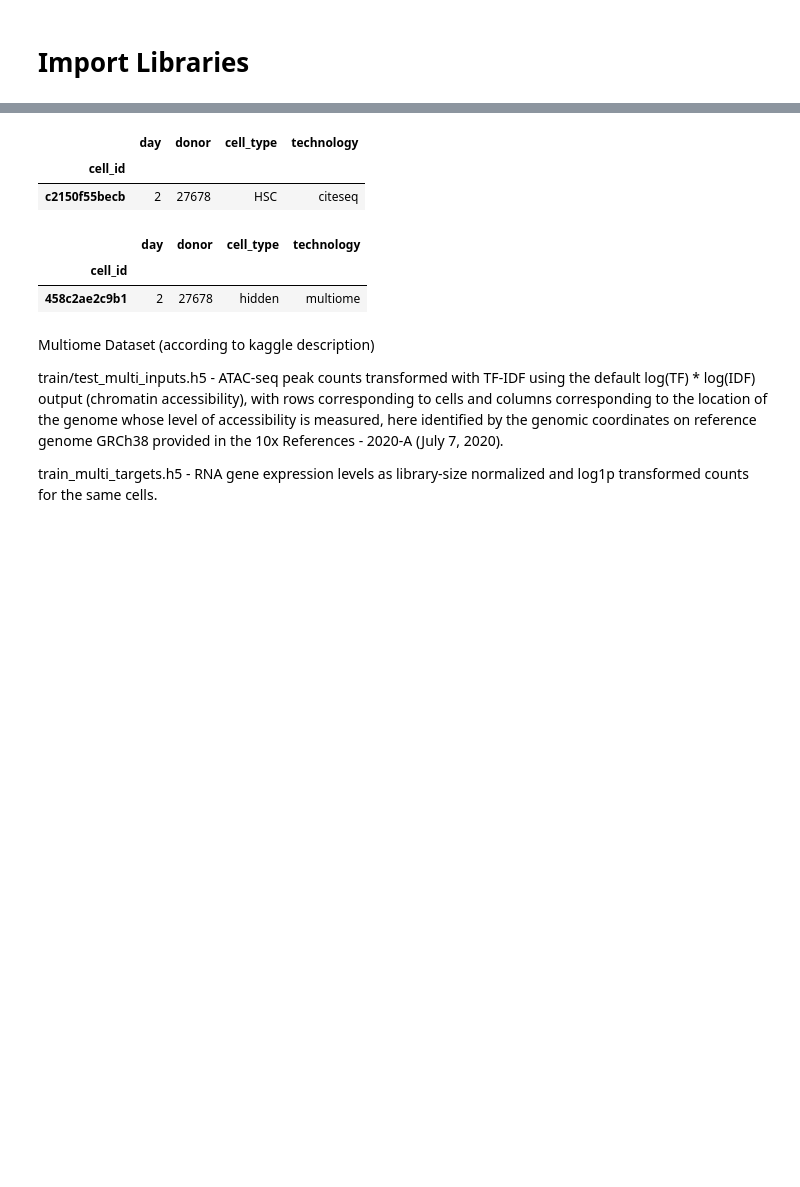
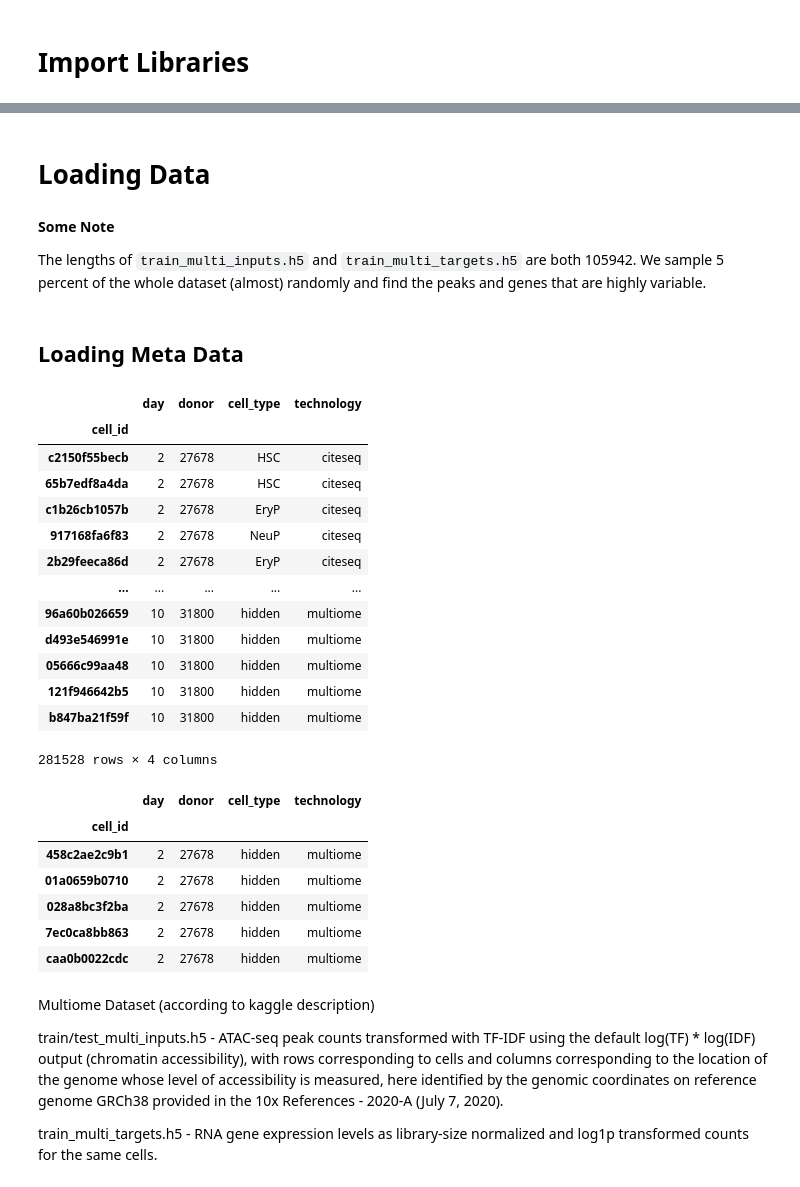
Before and after one commit to amiralism7/peak-accessibility-and-gene-expression-prediction, a Jupyter notebook: Enformer.ipynb, the cells around one changed output, grey strips where cells are left out. Cells and saved outputs as stored; diff of their text form; code cells hidden in the pictures; blank space fills up the shorter version.

```diff
--- a/Enformer.ipynb
+++ b/Enformer.ipynb
@@ -79,0 +117,9 @@ import muon
+# %% [markdown]
+# Loading Data
+# %%
+data_dir = "./data_kaggle"
+# %% [markdown]
+**Some Note**
+
+The lengths of `train_multi_inputs.h5` and `train_multi_targets.h5` are both 105942.
+We sample 5 percent of the whole dataset (almost) randomly and find the peaks and genes that are highly variable.
@@ -80,20 +128,37 @@ import muon
+# %% [markdown]
+## Loading Meta Data
 # %%
 # loading the meta-data for the whole dataset, including CITE-seq data
-df_meta = pd.read_csv("/content/data/metadata.csv", index_col='cell_id')
-df_meta.head(1)
+df_meta = pd.read_csv(os.path.join(data_dir, "metadata.csv") , index_col='cell_id')
+df_meta
 # %% [output]
 |  | day | donor | cell_type | technology |
 | cell_id |  |  |  |  |
 | c2150f55becb | 2 | 27678 | HSC | citeseq |
+| 65b7edf8a4da | 2 | 27678 | HSC | citeseq |
+| c1b26cb1057b | 2 | 27678 | EryP | citeseq |
+| 917168fa6f83 | 2 | 27678 | NeuP | citeseq |
+| 2b29feeca86d | 2 | 27678 | EryP | citeseq |
+| ... | ... | ... | ... | ... |
+| 96a60b026659 | 10 | 31800 | hidden | multiome |
+| d493e546991e | 10 | 31800 | hidden | multiome |
+| 05666c99aa48 | 10 | 31800 | hidden | multiome |
+| 121f946642b5 | 10 | 31800 | hidden | multiome |
+| b847ba21f59f | 10 | 31800 | hidden | multiome |
+281528 rows × 4 columns
 # %%
 # selecting only cells from multiome part
 df_meta_mul = df_meta[df_meta.technology == "multiome"].copy()
 del df_meta
-df_meta_mul.head(1)
+df_meta_mul.head()
 # %% [output]
 |  | day | donor | cell_type | technology |
 | cell_id |  |  |  |  |
 | 458c2ae2c9b1 | 2 | 27678 | hidden | multiome |
+| 01a0659b0710 | 2 | 27678 | hidden | multiome |
+| 028a8bc3f2ba | 2 | 27678 | hidden | multiome |
+| 7ec0ca8bb863 | 2 | 27678 | hidden | multiome |
+| caa0b0022cdc | 2 | 27678 | hidden | multiome |
 # %% [markdown]
 Multiome Dataset (according to kaggle description)
 
```
Also changed, not shown: parts of 131 cells of this notebook.
